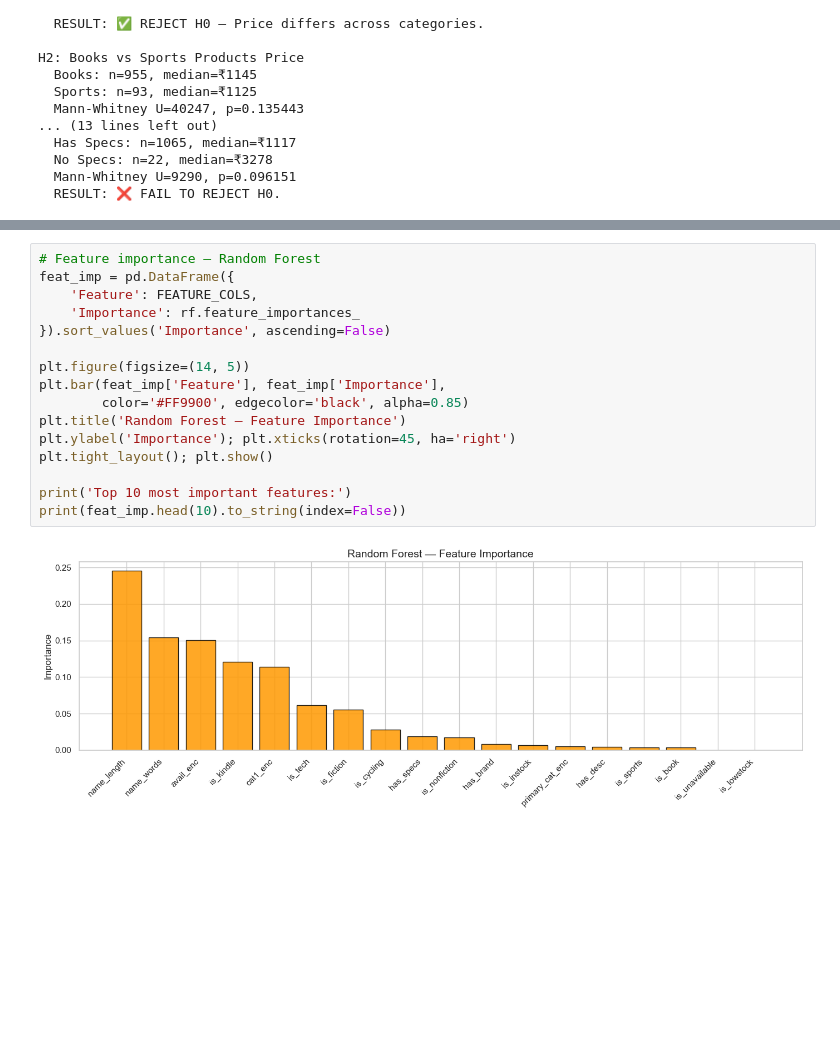
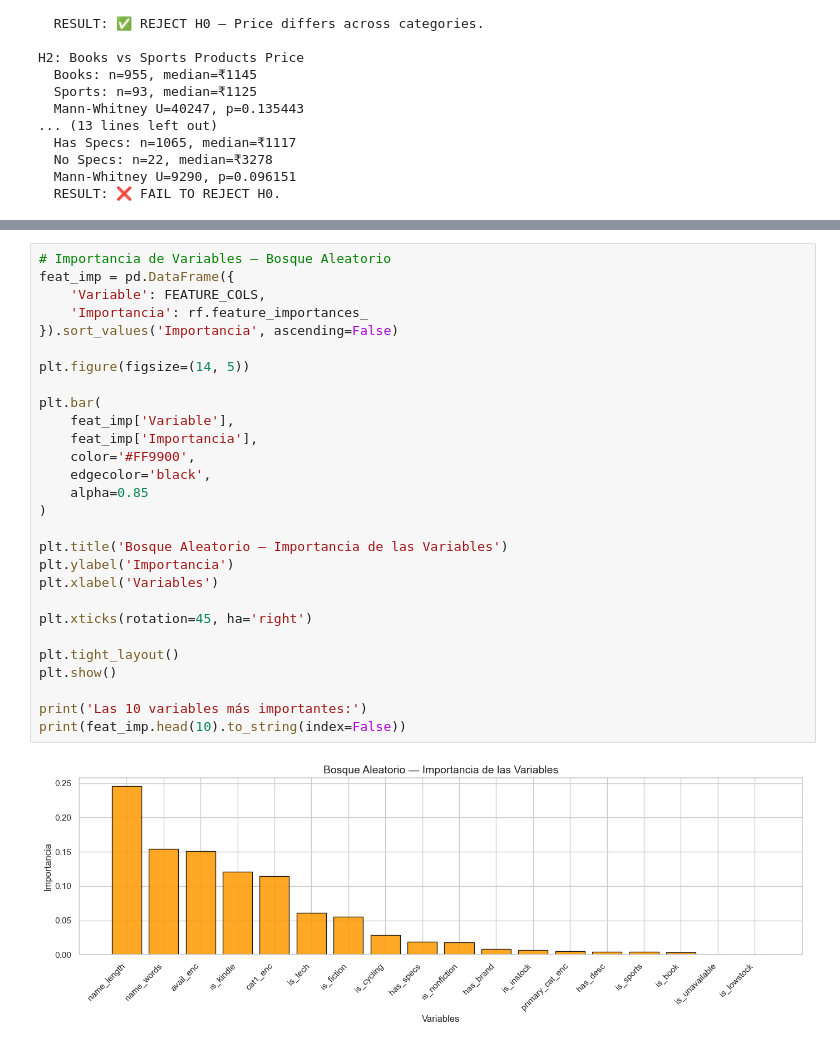
Before and after one commit to islas-diego23/9AIEVND-ADND-Practicas-230550, a Jupyter notebook: practica04/Practica04_230550.ipynb, the cells around one changed output, grey strips where cells are left out. Saved outputs shown, nothing was run; the diff lists cells and outputs as text; blank space fills up the shorter version.

```diff
--- a/practica04/Practica04_230550.ipynb
+++ b/practica04/Practica04_230550.ipynb
@@ -1235,18 +1403,30 @@ plt.tight_layout(); plt.show()
 # %%
-# Feature importance — Random Forest
+# Importancia de Variables — Bosque Aleatorio
 feat_imp = pd.DataFrame({
-    'Feature': FEATURE_COLS,
-    'Importance': rf.feature_importances_
-}).sort_values('Importance', ascending=False)
+    'Variable': FEATURE_COLS,
+    'Importancia': rf.feature_importances_
+}).sort_values('Importancia', ascending=False)
 
 plt.figure(figsize=(14, 5))
-plt.bar(feat_imp['Feature'], feat_imp['Importance'],
-        color='#FF9900', edgecolor='black', alpha=0.85)
-plt.title('Random Forest — Feature Importance')
-plt.ylabel('Importance'); plt.xticks(rotation=45, ha='right')
-plt.tight_layout(); plt.show()
 
-print('Top 10 most important features:')
+plt.bar(
+    feat_imp['Variable'],
+    feat_imp['Importancia'],
+    color='#FF9900',
+    edgecolor='black',
+    alpha=0.85
+)
+
+plt.title('Bosque Aleatorio — Importancia de las Variables')
+plt.ylabel('Importancia')
+plt.xlabel('Variables')
+
+plt.xticks(rotation=45, ha='right')
+
+plt.tight_layout()
+plt.show()
+
+print('Las 10 variables más importantes:')
 print(feat_imp.head(10).to_string(index=False))
 # %% [output]
-[figure, old version]
+[figure, new version]
```
Also changed, not shown: parts of 34 cells of this notebook.
